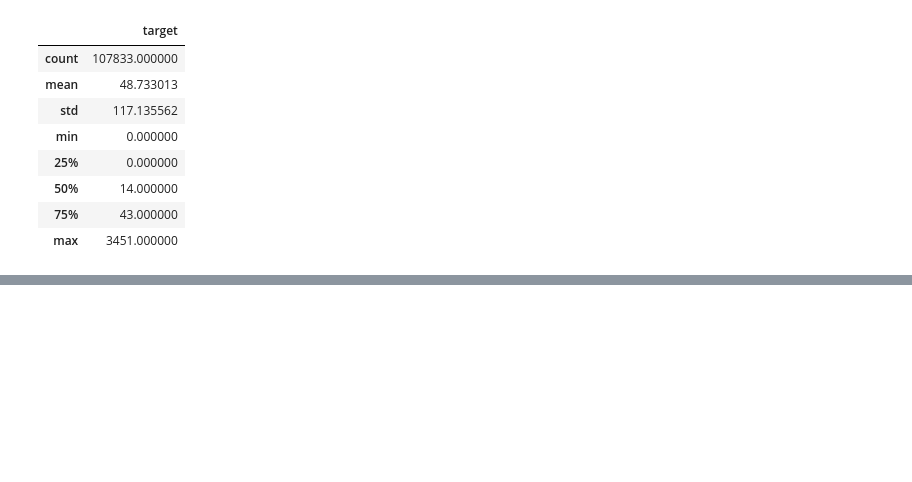
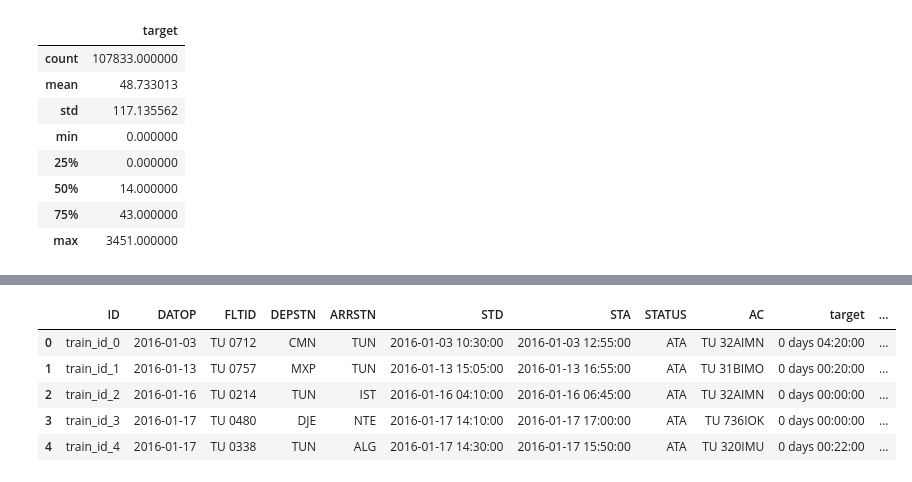
Before and after one commit to Agathamweb234/Alpha-Squad-3-Project, a Jupyter notebook: Alpha_squad_3_Flavia.ipynb, the cells around one changed output, grey strips where cells are left out. Saved outputs shown, nothing was run; the diff lists cells and outputs as text; code cells hidden in the pictures; blank space fills up the shorter version.

```diff
--- a/Alpha_squad_3_Flavia.ipynb
+++ b/Alpha_squad_3_Flavia.ipynb
@@ -65,3 +65,6 @@ df.describe()
 | 50% | 14.000000 |
 | 75% | 43.000000 |
 | max | 3451.000000 |
+# %%
+df['STD'] = pd.to_datetime(df['STD'])
+df.head()
@@ -67,0 +78,3 @@ df.describe()
+# %%
+df['STA'] = pd.to_datetime(df['STA'], format = '%Y-%m-%d %H.%M.%S')
+df.head()
@@ -67,0 +88,4 @@ df.describe()
+# %%
+df['target'] = pd.to_datetime(df['target'])
+df['target'] = pd.to_timedelta(df['target'].astype('int64'), unit= 'm')
+df.head()
@@ -67,0 +99,10 @@ df.describe()
+# %%
+df['Actual_Arrival'] = df['STA'] + df['target']
+df.head()
+# %% [output]
+|  | ID | DATOP | FLTID | DEPSTN | ARRSTN | STD | STA | STATUS | AC | target | ... |
+| 0 | train_id_0 | 2016-01-03 | TU 0712 | CMN | TUN | 2016-01-03 10:30:00 | 2016-01-03 12:55:00 | ATA | TU 32AIMN | 0 days 04:20:00 | ... |
+| 1 | train_id_1 | 2016-01-13 | TU 0757 | MXP | TUN | 2016-01-13 15:05:00 | 2016-01-13 16:55:00 | ATA | TU 31BIMO | 0 days 00:20:00 | ... |
+| 2 | train_id_2 | 2016-01-16 | TU 0214 | TUN | IST | 2016-01-16 04:10:00 | 2016-01-16 06:45:00 | ATA | TU 32AIMN | 0 days 00:00:00 | ... |
+| 3 | train_id_3 | 2016-01-17 | TU 0480 | DJE | NTE | 2016-01-17 14:10:00 | 2016-01-17 17:00:00 | ATA | TU 736IOK | 0 days 00:00:00 | ... |
+| 4 | train_id_4 | 2016-01-17 | TU 0338 | TUN | ALG | 2016-01-17 14:30:00 | 2016-01-17 15:50:00 | ATA | TU 320IMU | 0 days 00:22:00 | ... |
```
Also changed, not shown: parts of 3 cells of this notebook.
